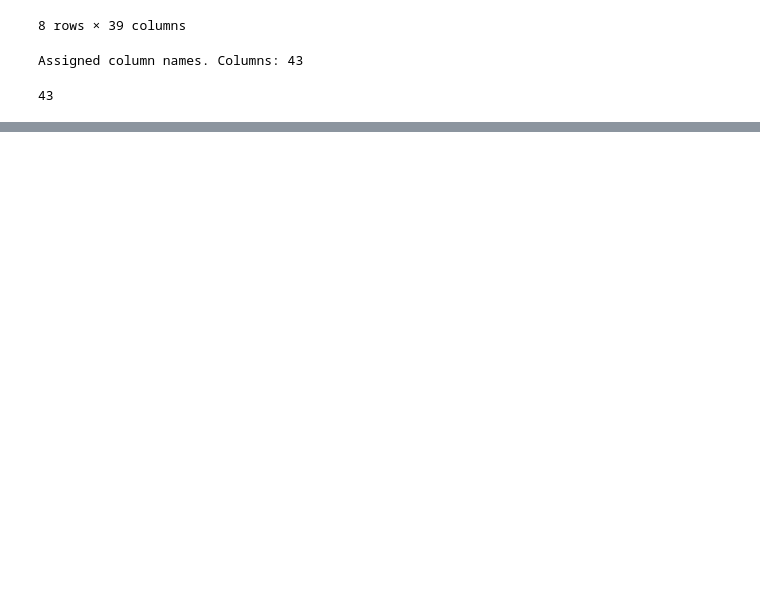
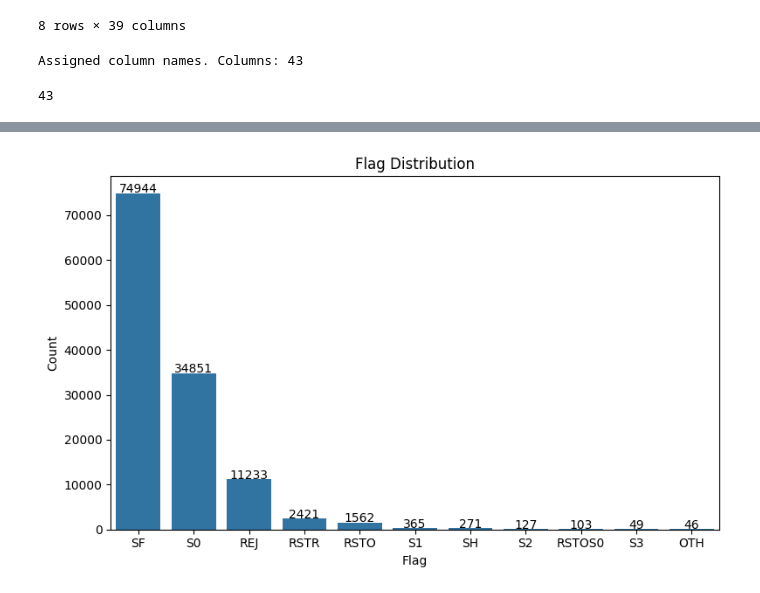
Before and after one commit to chevitividyasagar/Newspringbot, a Jupyter notebook: SENTINET.ipynb, the cells around one changed output, grey strips where cells are left out. Saved outputs shown, nothing was run; the diff lists cells and outputs as text; code cells hidden in the pictures; blank space fills up the shorter version.

```diff
--- a/SENTINET.ipynb
+++ b/SENTINET.ipynb
@@ -160,0 +208,15 @@ Name: count, dtype: int64
+# %%
+plt.figure(figsize=(8,5))
+flag_counts = data['flag'].value_counts()
+
+ax = sns.barplot(x=flag_counts.index, y=flag_counts.values)
+for i, v in enumerate(flag_counts.values):
+    ax.text(i, v+50, str(v), ha='center')
+
+plt.title("Flag Distribution")
+plt.xlabel("Flag")
+plt.ylabel("Count")
+plt.tight_layout()
+plt.show()
+# %% [output]
+[figure, added]
```
Also changed, not shown: parts of 11 cells of this notebook.
